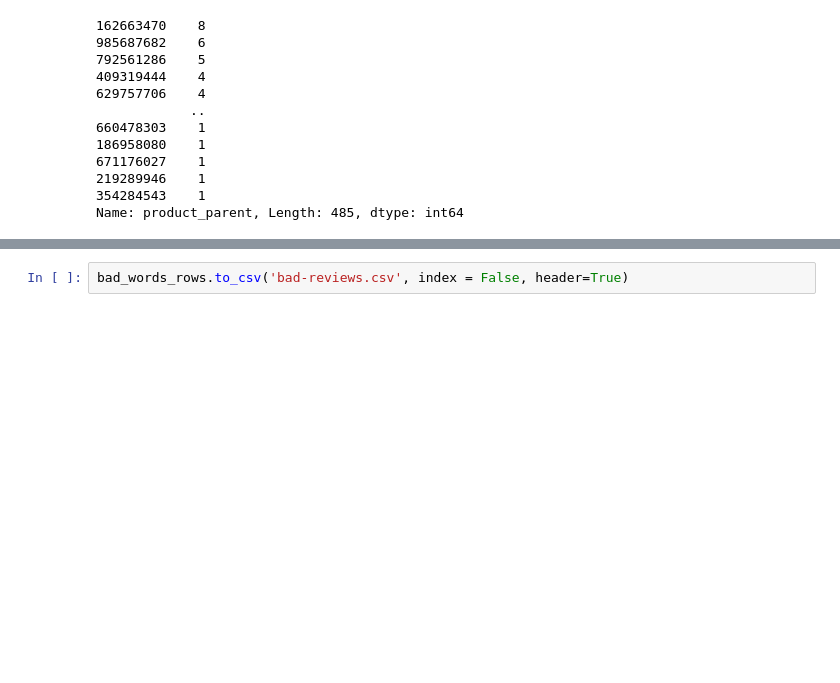
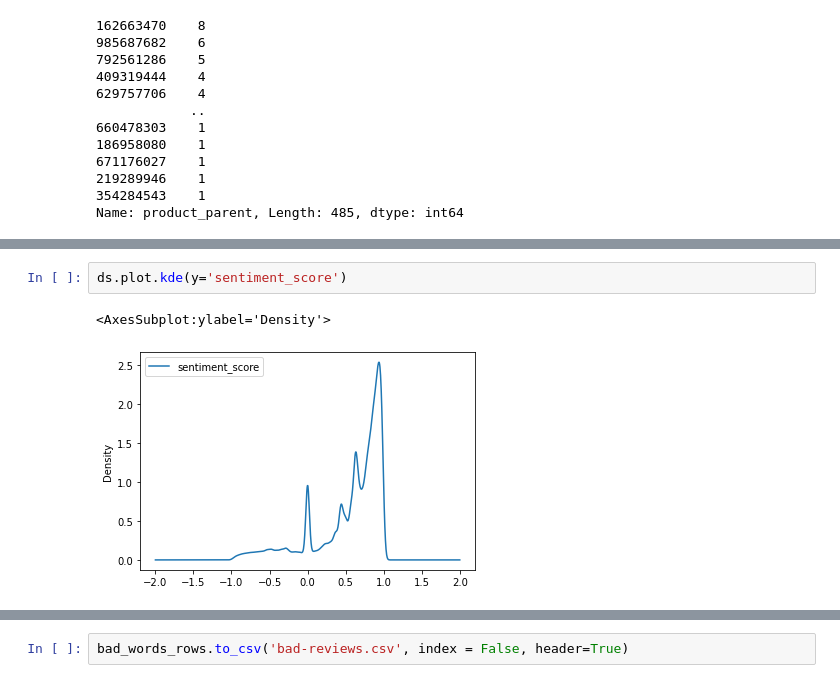
Before and after one commit to Yepadee/ads-cwk, a Jupyter notebook: sentiment.ipynb, the cells around one changed output, grey strips where cells are left out. Drawn from its saved outputs; the diff is of its cells as text; blank space fills up the shorter version.

```diff
--- a/sentiment.ipynb
+++ b/sentiment.ipynb
@@ -243 +313,6 @@ bad_words_rows.plot.kde(y='sentiment_score')
+# %%
+ds.plot.kde(y='sentiment_score')
+# %% [output]
+<AxesSubplot:ylabel='Density'>
+[figure, added]
 # %%
```
Also changed, not shown: parts of 31 cells of this notebook, 1 other file.
